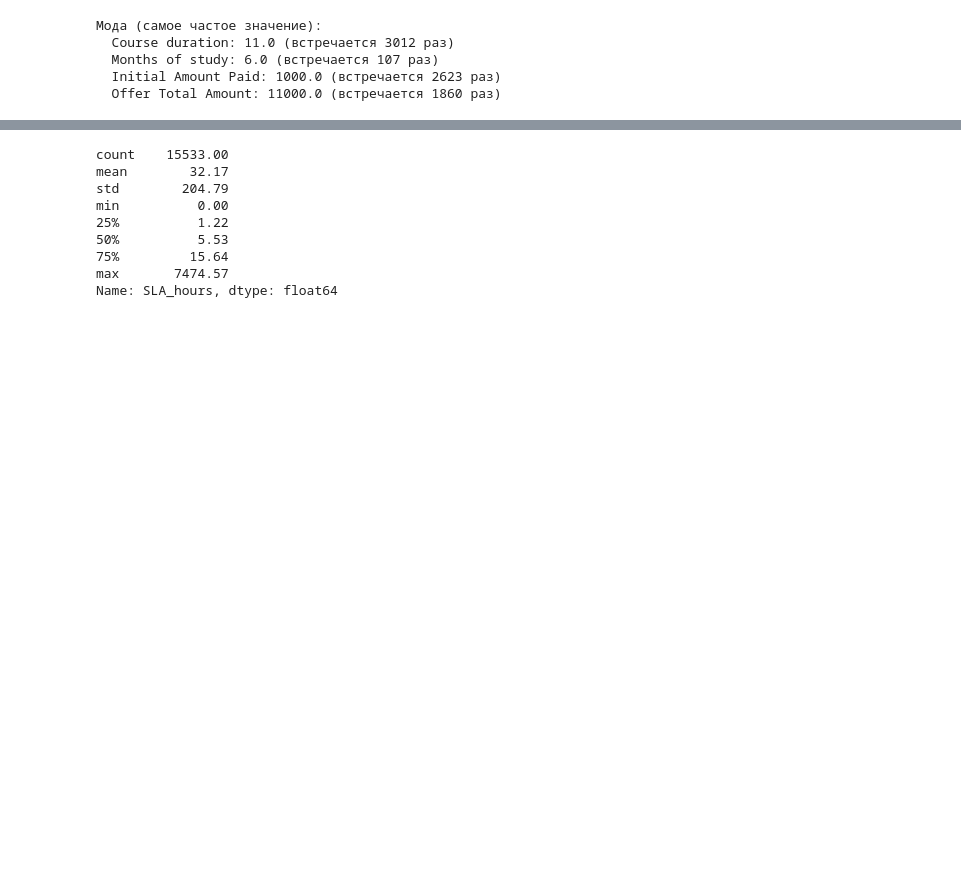
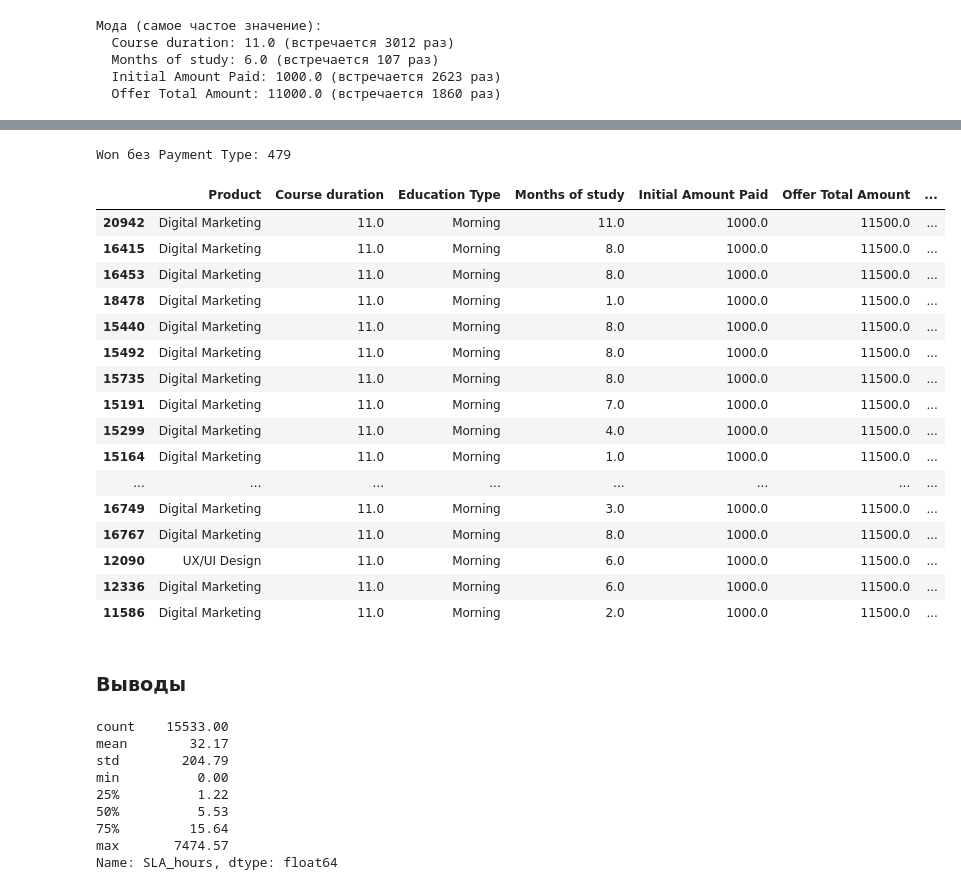
Before and after one commit to anna-maksakova/crm-analytics-project, a Jupyter notebook: notebooks/05_descriptive_stats.ipynb, the cells around one changed output, grey strips where cells are left out. Drawn from its saved outputs; the diff is of its cells as text; code cells hidden in the pictures; blank space fills up the shorter version.

Commit message:
WIP: payment structure analysis, return to NaN Payment Type

```diff
--- a/notebooks/05_descriptive_stats.ipynb
+++ b/notebooks/05_descriptive_stats.ipynb
@@ -66,3 +173,36 @@ for col in numeric_cols:
+# %%
+won_no_pt = deals[deals['is_won_confirmed'] & deals['Payment Type'].isna()].copy()
+print(f"Won без Payment Type: {len(won_no_pt)}")
+
+# Расчёт условных ratio как в шаге 2.1
+won_no_pt['ratio_op'] = won_no_pt['Initial Amount Paid'] / won_no_pt['Offer Total Amount']
+won_no_pt['ratio_rec'] = (won_no_pt['Initial Amount Paid'] * won_no_pt['Course duration']) / won_no_pt['Offer Total Amount']
+
+cols = ['Product', 'Course duration', 'Education Type',
+        'Months of study', 'Initial Amount Paid', 'Offer Total Amount',
+        'ratio_op', 'ratio_rec']
+won_no_pt[cols].sort_values('Offer Total Amount', ascending=False).head(20)
+# %% [output]
+Won без Payment Type: 479
+|  | Product | Course duration | Education Type | Months of study | Initial Amount Paid | Offer Total Amount | ... |
+| 20942 | Digital Marketing | 11.0 | Morning | 11.0 | 1000.0 | 11500.0 | ... |
+| 16415 | Digital Marketing | 11.0 | Morning | 8.0 | 1000.0 | 11500.0 | ... |
+| 16453 | Digital Marketing | 11.0 | Morning | 8.0 | 1000.0 | 11500.0 | ... |
+| 18478 | Digital Marketing | 11.0 | Morning | 1.0 | 1000.0 | 11500.0 | ... |
+| 15440 | Digital Marketing | 11.0 | Morning | 8.0 | 1000.0 | 11500.0 | ... |
+| 15492 | Digital Marketing | 11.0 | Morning | 8.0 | 1000.0 | 11500.0 | ... |
+| 15735 | Digital Marketing | 11.0 | Morning | 8.0 | 1000.0 | 11500.0 | ... |
+| 15191 | Digital Marketing | 11.0 | Morning | 7.0 | 1000.0 | 11500.0 | ... |
+| 15299 | Digital Marketing | 11.0 | Morning | 4.0 | 1000.0 | 11500.0 | ... |
+| 15164 | Digital Marketing | 11.0 | Morning | 1.0 | 1000.0 | 11500.0 | ... |
+| ... | ... | ... | ... | ... | ... | ... | ... |
+| 16749 | Digital Marketing | 11.0 | Morning | 3.0 | 1000.0 | 11500.0 | ... |
+| 16767 | Digital Marketing | 11.0 | Morning | 8.0 | 1000.0 | 11500.0 | ... |
+| 12090 | UX/UI Design | 11.0 | Morning | 6.0 | 1000.0 | 11500.0 | ... |
+| 12336 | Digital Marketing | 11.0 | Morning | 6.0 | 1000.0 | 11500.0 | ... |
+| 11586 | Digital Marketing | 11.0 | Morning | 2.0 | 1000.0 | 11500.0 | ... |
+# %% [markdown]
+### Выводы
 # %%
 deals['SLA_hours'] = deals['SLA'].dt.total_seconds() / 3600
 print(deals['SLA_hours'].describe().round(2))
```
Also changed, not shown: parts of 10 cells of this notebook, 2 other files.
